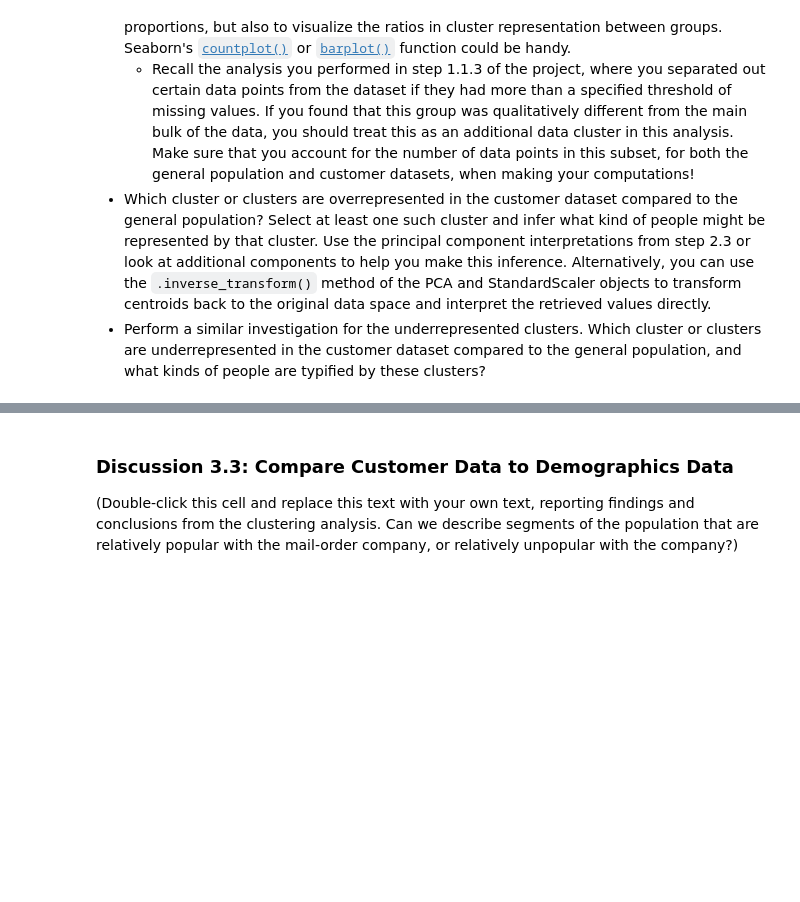
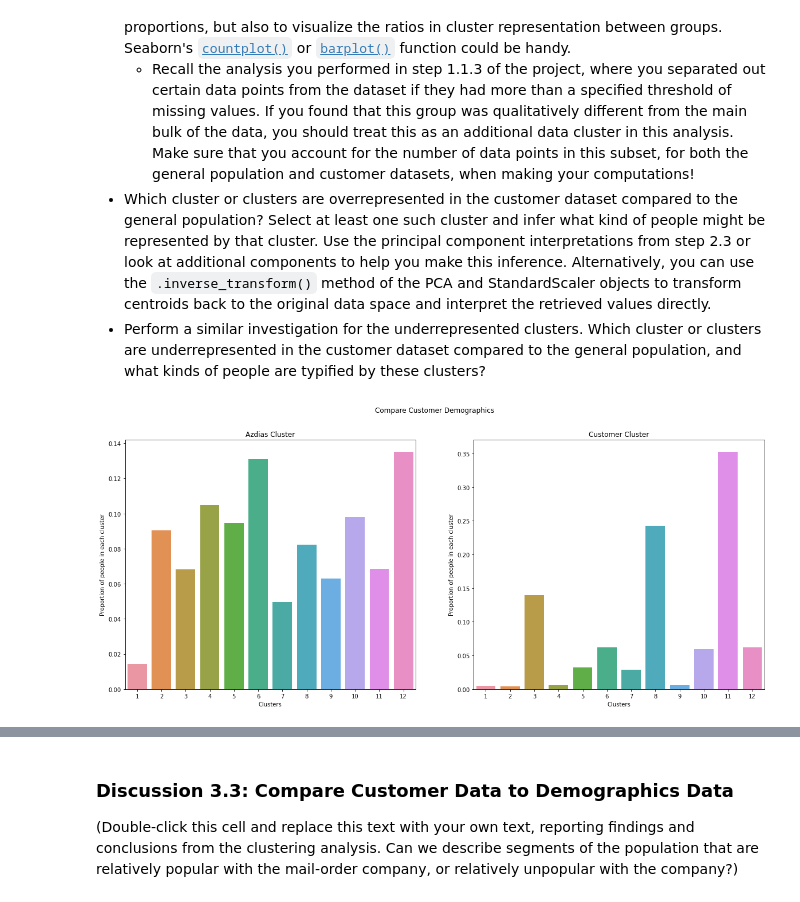
Before and after one commit to GaryLBentley/identify_customer_segments, a Jupyter notebook: Identify_Customer_Segments.ipynb, the cells around one changed output, grey strips where cells are left out. Drawn from its saved outputs; the diff is of its cells as text; code cells hidden in the pictures; blank space fills up the shorter version.

```diff
--- a/Identify_Customer_Segments.ipynb
+++ b/Identify_Customer_Segments.ipynb
@@ -965,0 +981,7 @@ SyntaxError: invalid syntax (<ipython-input-218-416d584d1460>, line 2)
+# %%
+# Take care of any remaining NaN's
+print('Number of NaNs remaining in data before imputer:', cust_cleaned.isnull().sum().sum())
+imputer = SimpleImputer(missing_values=np.nan, strategy='most_frequent')
+values = imputer.fit_transform(cust_cleaned)
+cust_cleaned = pd.DataFrame(values, columns=cust_cleaned.columns)
+print('Number of NaNs remaining in data after imputer:', less_five_encoded.isnull().sum().sum())
@@ -966,3 +991,13 @@ SyntaxError: invalid syntax (<ipython-input-218-416d584d1460>, line 2)
+# %%
+# Scale the customers data
+cust_scaled = scaler.transform(cust_cleaned)
+cust_scaled = pd.DataFrame(cust_scaled, columns=cust_cleaned.columns)
+
+# PCA
+cust_pca = pca.transform(cust_scaled)
+
+# Predictions
+cust_pred = k_means.predict(cust_pca)
 # %% [markdown]
 ### Step 3.3: Compare Customer Data to Demographics Data
 
@@ -982,2 +1014,32 @@ Take a look at the following points in this step:
+# %%
+azidias_prop = []
+cust_prop = []
+x = [1,2,3,4,5,6,7,8,9,10,11,12]
+
+for n in range(12):
+    azidias_prop.append((cluster_pred == n).sum() / len(cluster_pred))
+    cust_prop.append((cust_pred == n).sum() / len(cust_pred))
+
+plot_azidias = pd.DataFrame({'cluster' : x, 'azidias_prop' : azidias_prop})
+plot_cust = pd.DataFrame({'cluster' : x, 'cust_prop' : cust_prop})
+# %%
+# Compare the proportion of data in each cluster for the customer data to the
+# proportion of data in each cluster for the general population.
+
+
+fig, axes = plt.subplots(nrows=1, ncols=2, figsize=(20,8))
+fig.suptitle('Compare Customer Demographics')
+
+sns.barplot(data=plot_azidias, x='cluster', y='azidias_prop', ax=axes[0])
+axes[0].set_title('Azdias Cluster')
+axes[0].set(xlabel='Clusters', ylabel='Proportion of people in each cluster')
+
+sns.barplot(data=plot_cust, x='cluster', y='cust_prop', ax=axes[1])
+axes[1].set_title('Customer Cluster')
+axes[1].set(xlabel='Clusters', ylabel='Proportion of people in each cluster')
+
+plt.show();
+# %% [output]
+[figure, added]
 # %%
 # What kinds of people are part of a cluster that is overrepresented in the
```
Also changed, not shown: parts of 16 cells of this notebook.
